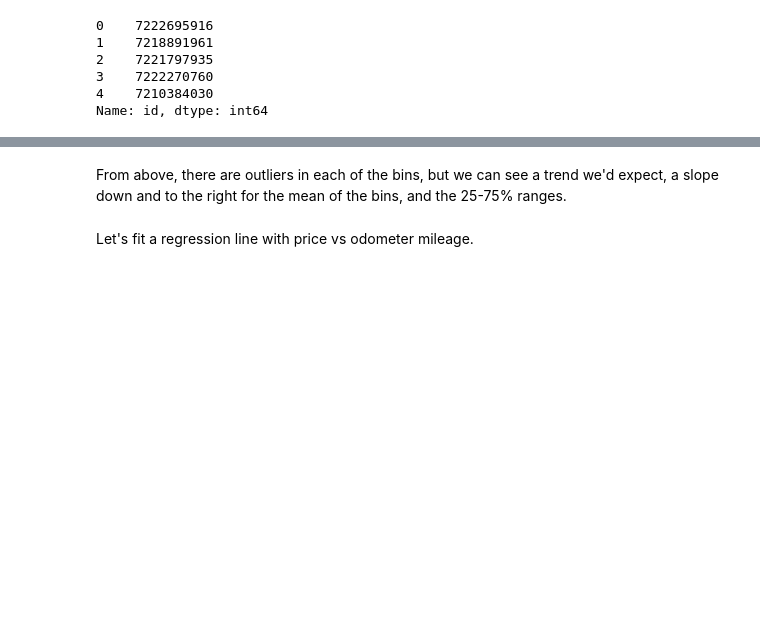
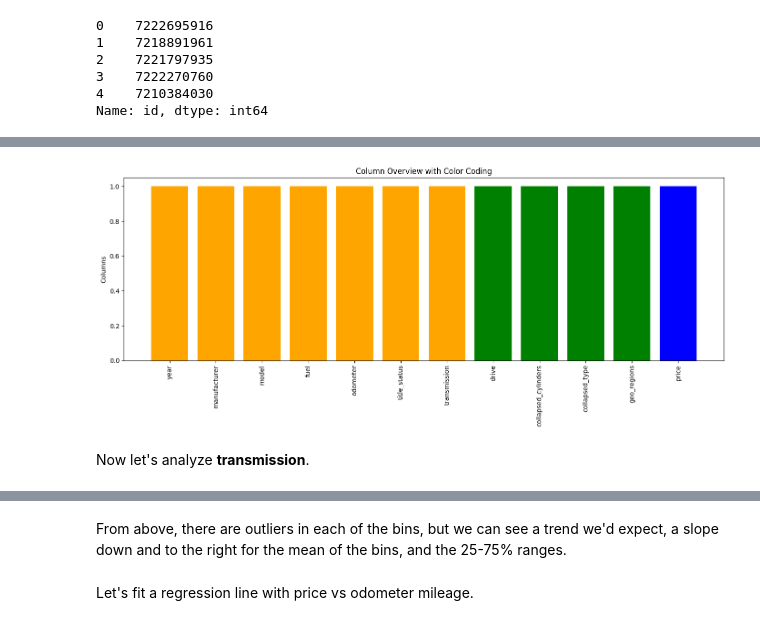
Before and after one commit to jeffreylgoode/what-drives-car-prices, a Jupyter notebook: notebooks/car_price_analysis.ipynb, the cells around one changed output, grey strips where cells are left out. Drawn from its saved outputs; the diff is of its cells as text; code cells hidden in the pictures; blank space fills up the shorter version.

Commit message:
Analyzed all columns except year, manufacturer, model and fuel.

```diff
--- a/notebooks/car_price_analysis.ipynb
+++ b/notebooks/car_price_analysis.ipynb
@@ -1286,0 +1468,20 @@ plt.show()
+# %%
+# Define your groups
+green_cols = ["geo_regions", "collapsed_type", "collapsed_cylinders", "drive"]
+blue_col = ["price"]
+
+# Everything else is orange
+orange_cols = [c for c in df_clean11.columns if c not in green_cols + blue_col]
+
+# Build a color map dictionary
+color_map = {}
+
+for col in df_clean10.columns:
+    if col in blue_col:
+        color_map[col] = "blue"
+    elif col in green_cols:
+        color_map[col] = "green"
+    else:
+        color_map[col] = "orange"
+
+color_map
@@ -1286,0 +1501,33 @@ plt.show()
+# %%
+import matplotlib.pyplot as plt
+
+# 2. Define your color groups
+green_cols = ["geo_regions", "collapsed_type", "collapsed_cylinders", "drive"]
+blue_col = ["price"]
+
+# Everything else is orange
+orange_cols = [c for c in df_clean11.columns if c not in green_cols + blue_col]
+
+# 3. Build the color map
+color_map = {}
+for col in df_clean11.columns:
+    if col in blue_col:
+        color_map[col] = "blue"
+    elif col in green_cols:
+        color_map[col] = "green"
+    else:
+        color_map[col] = "orange"
+
+# 4. Create a bar chart showing all columns
+plt.figure(figsize=(14, 6))
+plt.bar(df_clean11.columns, [1]*len(df_clean11.columns),
+        color=[color_map[c] for c in df_clean11.columns])
+plt.xticks(rotation=90)
+plt.title("Column Overview with Color Coding")
+plt.ylabel("Columns")
+plt.tight_layout()
+plt.show()
+# %% [output]
+[figure, added]
+# %% [markdown]
+Now let's analyze **transmission**.
```
Also changed, not shown: parts of 49 cells of this notebook.
